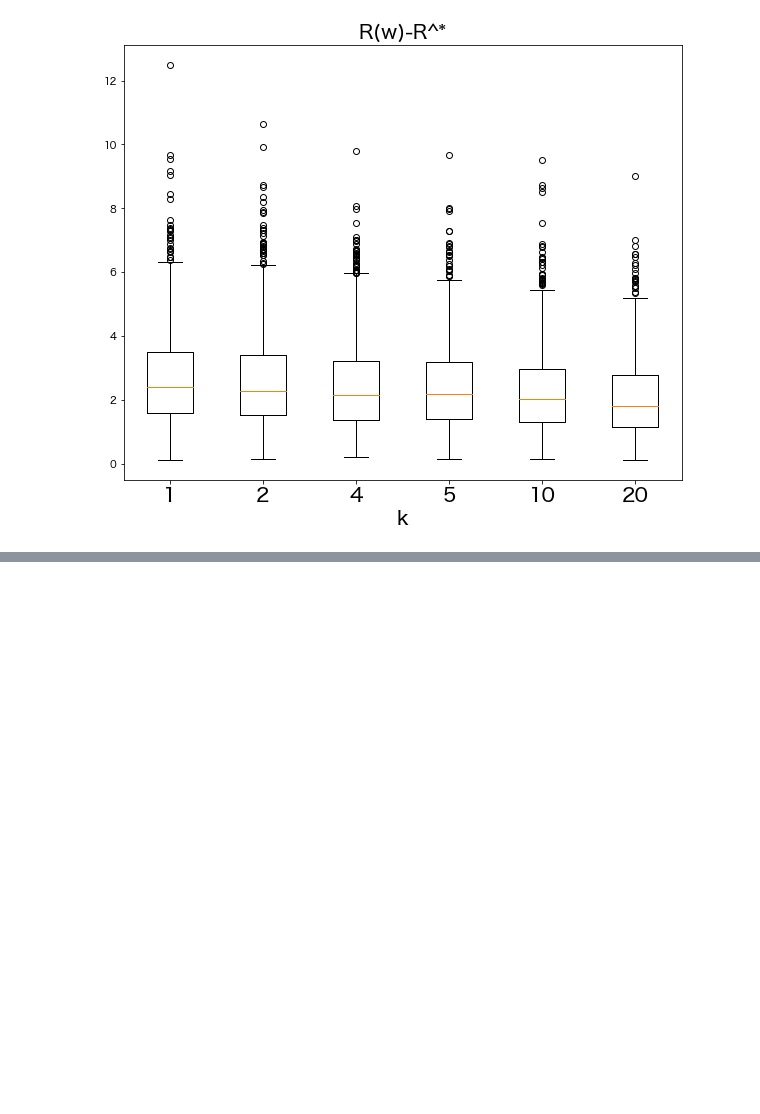
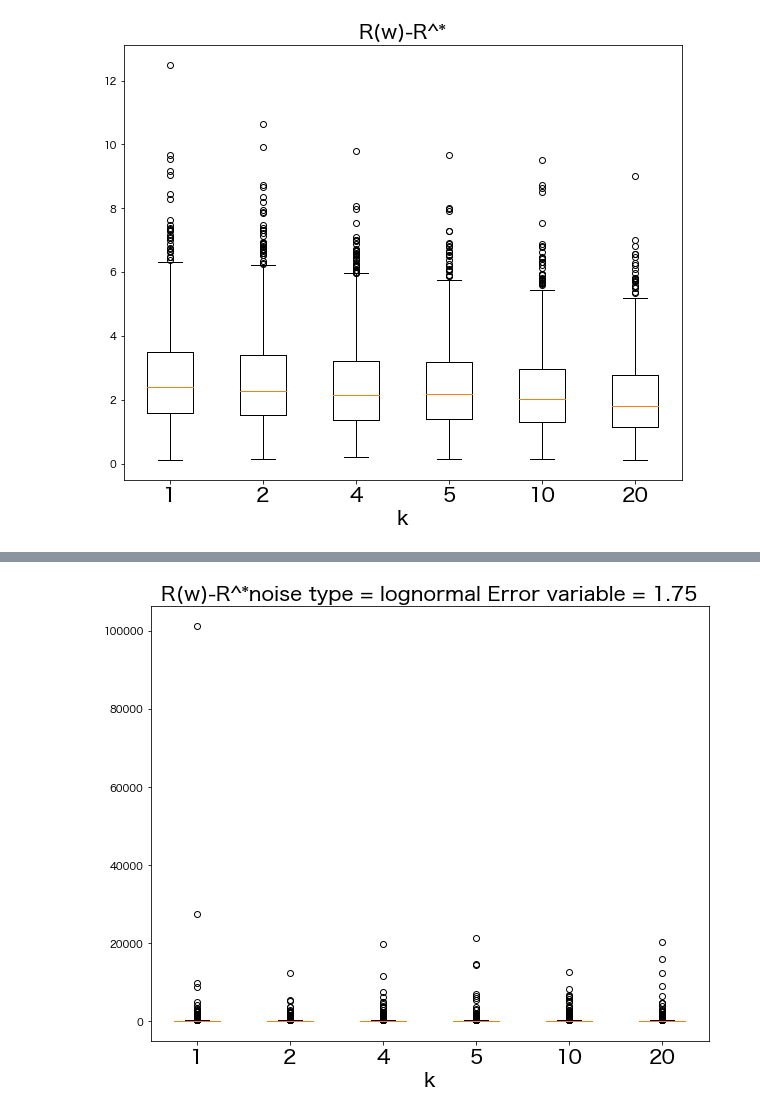
Before and after one commit to NaokiNakamichi/ML, a Jupyter notebook: GD/exp/simulation/DCSGD_Noise_0813.ipynb, the cells around one changed output, grey strips where cells are left out. Cells and saved outputs as stored; diff of their text form; code cells hidden in the pictures; blank space fills up the shorter version.

```diff
--- a/GD/exp/simulation/DCSGD_Noise_0813.ipynb
+++ b/GD/exp/simulation/DCSGD_Noise_0813.ipynb
@@ -91,0 +100,6 @@ df.to_csv(f"save_result_data/{now:%m月%d日%H:%M:%S}_noise_normal_trial_num_{tr
+# %%
+
+title = f"noise type = {noise} Error variable = {E_var}"
+plot_set.box_plot_k(result=result_loss_lognormal,k_string=columns,k_list=k_list,title=title)
+# %% [output]
+[figure, added]
```
Also changed, not shown: parts of 9 cells of this notebook, 2 other files.
